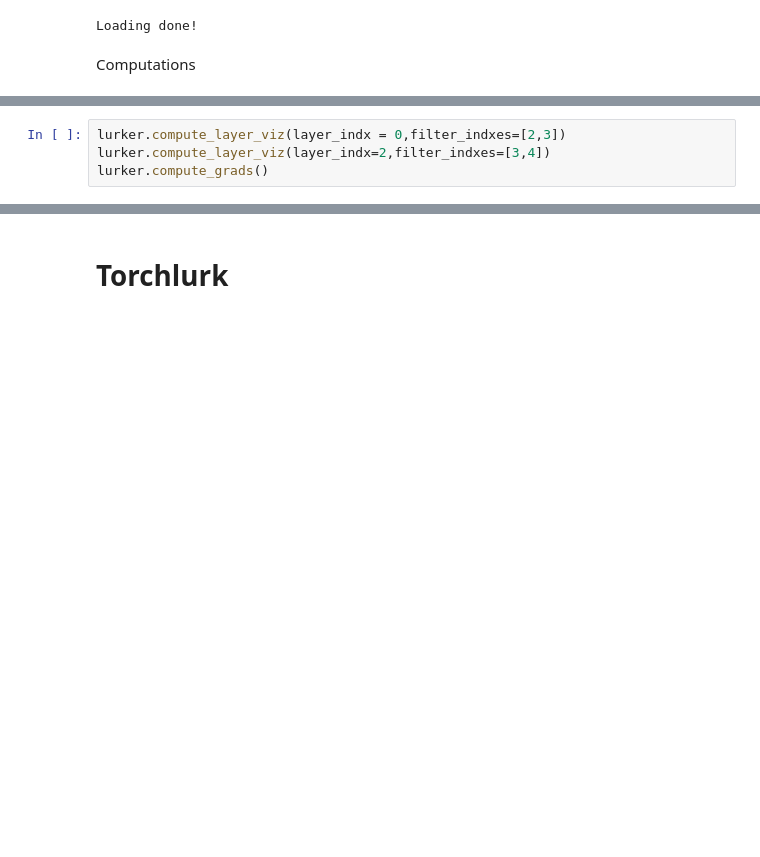
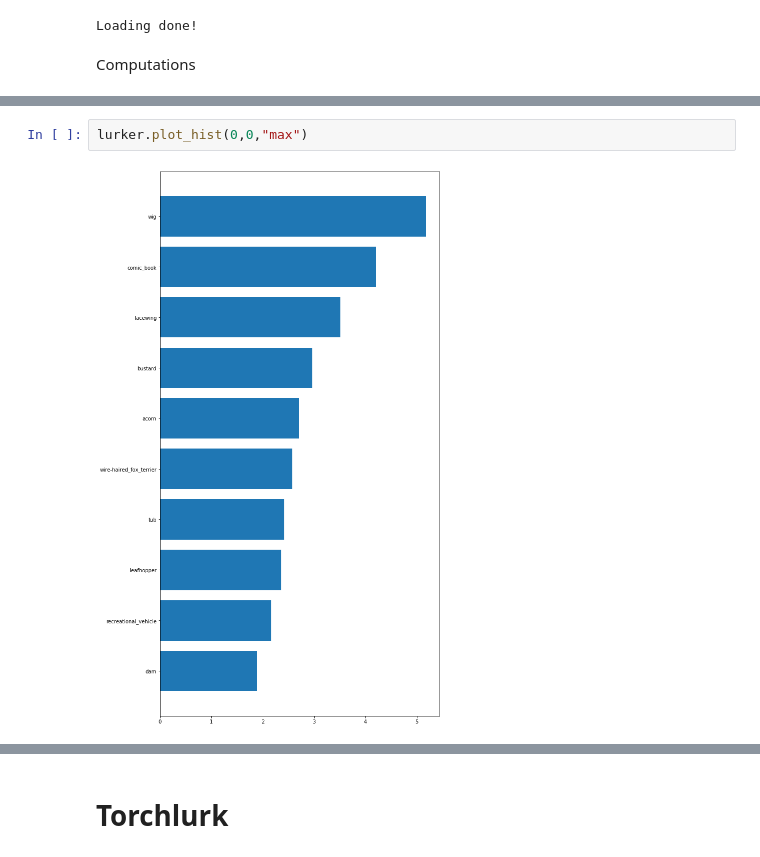
Before and after one commit to torchlurk/torchlurk, a Jupyter notebook: src/run_backend.ipynb, the cells around one changed output, grey strips where cells are left out. Drawn from its saved outputs; the diff is of its cells as text; blank space fills up the shorter version.

```diff
--- a/src/run_backend.ipynb
+++ b/src/run_backend.ipynb
@@ -120,4 +124,4 @@ saving done!
-# %%
-lurker.compute_layer_viz(layer_indx = 0,filter_indxes=[2,3])
-lurker.compute_layer_viz(layer_indx=2,filter_indxes=[3,4])
-lurker.compute_grads()
+# %%
+lurker.plot_hist(0,0,"max")
+# %% [output]
+[figure, added]
```
Also changed, not shown: parts of 20 cells of this notebook, 3 other files.
